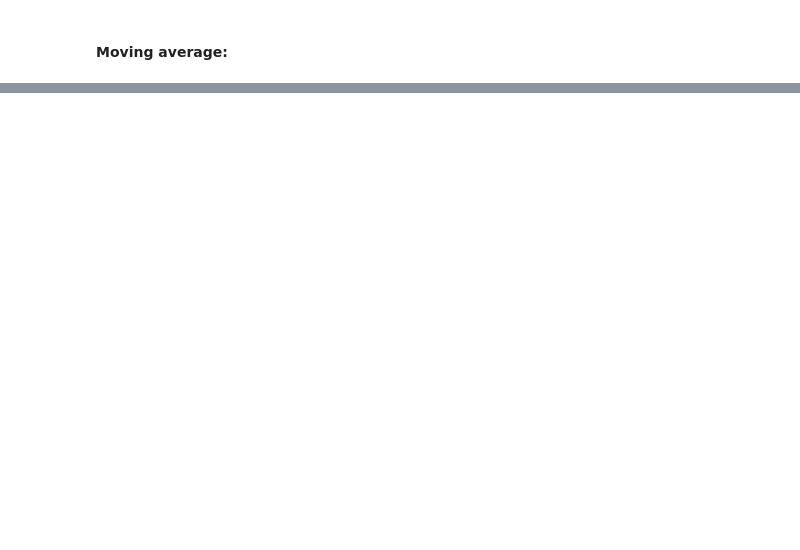
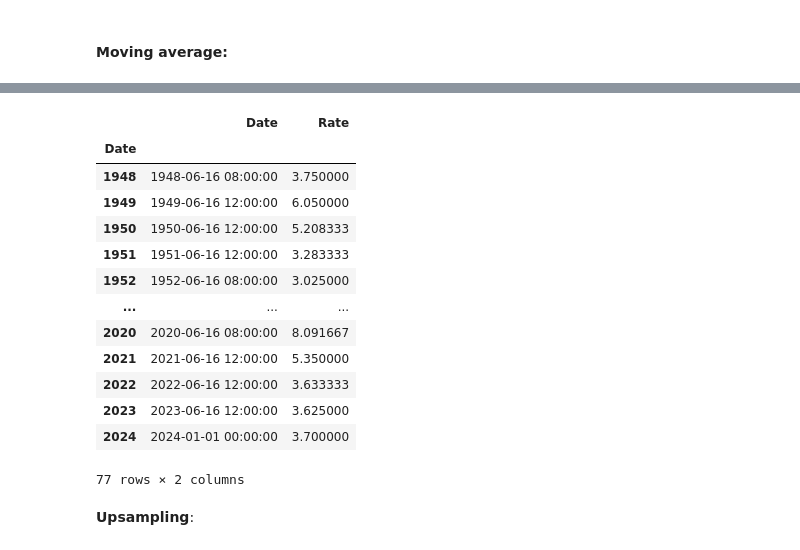
Before and after one commit to santosmv/Learning-machine-learning, a Jupyter notebook: Time-Series/data_cleaning.ipynb, the cells around one changed output, grey strips where cells are left out. Cells and saved outputs as stored; diff of their text form; code cells hidden in the pictures; blank space fills up the shorter version.

```diff
--- a/Time-Series/data_cleaning.ipynb
+++ b/Time-Series/data_cleaning.ipynb
@@ -150,0 +261,2 @@ plt.show()
+# %%
+df = df.dropna()
@@ -150,0 +283,19 @@ plt.show()
+# %%
+df.groupby(by=df.Date.dt.year).agg('mean')
+# %% [output]
+|  | Date | Rate |
+| Date |  |  |
+| 1948 | 1948-06-16 08:00:00 | 3.750000 |
+| 1949 | 1949-06-16 12:00:00 | 6.050000 |
+| 1950 | 1950-06-16 12:00:00 | 5.208333 |
+| 1951 | 1951-06-16 12:00:00 | 3.283333 |
+| 1952 | 1952-06-16 08:00:00 | 3.025000 |
+| ... | ... | ... |
+| 2020 | 2020-06-16 08:00:00 | 8.091667 |
+| 2021 | 2021-06-16 12:00:00 | 5.350000 |
+| 2022 | 2022-06-16 12:00:00 | 3.633333 |
+| 2023 | 2023-06-16 12:00:00 | 3.625000 |
+| 2024 | 2024-01-01 00:00:00 | 3.700000 |
+77 rows × 2 columns
+# %% [markdown]
+**Upsampling**:
```
Also changed, not shown: parts of 34 cells of this notebook.
